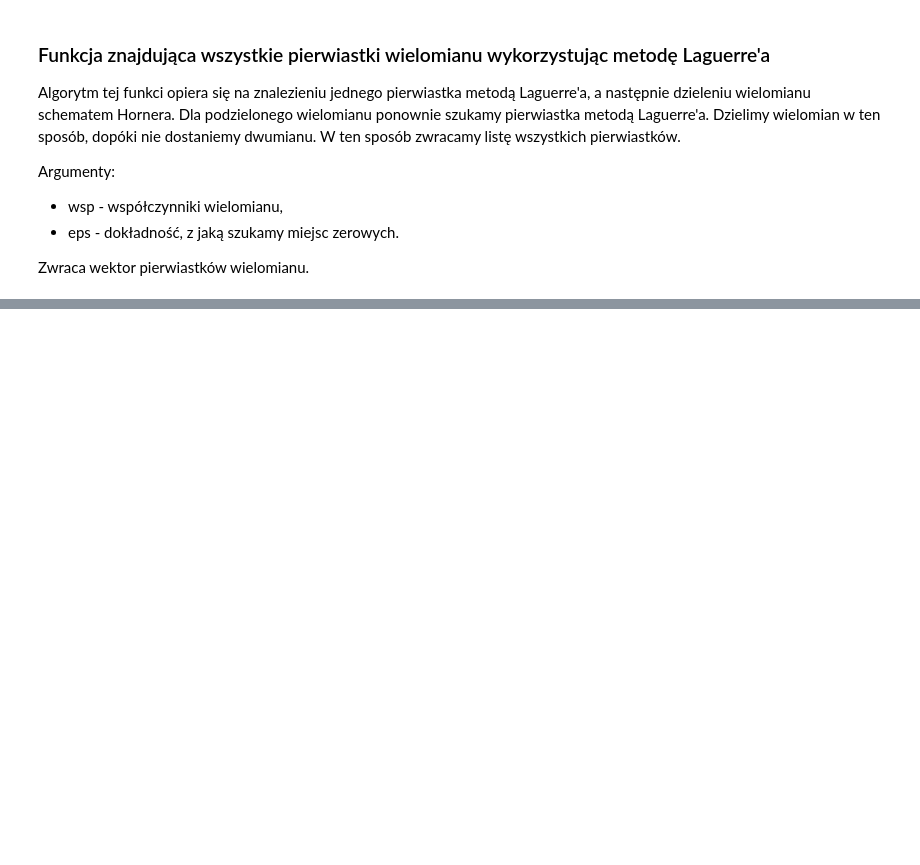
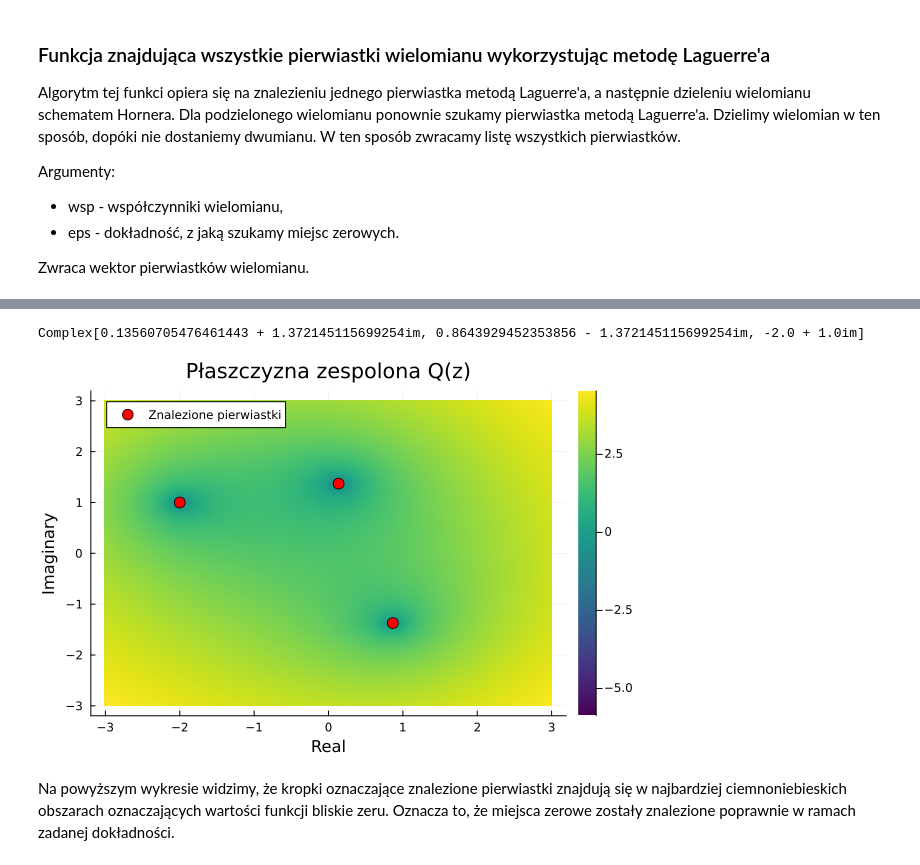
Before and after one commit to Carkules/Obliczenia_naukowe, a Jupyter notebook: szukanie_miejsc_zerowych/projekt1.ipynb, the cells around one changed output, grey strips where cells are left out. Saved outputs shown, nothing was run; the diff lists cells and outputs as text; code cells hidden in the pictures; blank space fills up the shorter version.

```diff
--- a/szukanie_miejsc_zerowych/projekt1.ipynb
+++ b/szukanie_miejsc_zerowych/projekt1.ipynb
@@ -171,0 +233,23 @@ Complex[-1.0 - 0.0im]
+# %%
+wsp3 = [im, 1+im, -2, 5im]
+roots3 = laguerre(wsp3)
+println(roots3)
+# %% [output]
+Complex[0.13560705476461443 + 1.372145115699254im, 0.8643929452353856 - 1.372145115699254im, -2.0 + 1.0im]
+# %%
+Q(z) = im*z^3 + (1+im)z^2 - 2z + 5im
+x = range(-3, 3, length=200)
+y = range(-3, 3, length=200)
+
+z_vals = [log(abs(Q(re + im*im_val)) + 1e-3) for im_val in y, re in x]
+
+heatmap(x, y, z_vals, reverse=true, c=:viridis, title="Płaszczyzna zespolona Q(z)")
+xlabel!("Real")
+ylabel!("Imaginary")
+
+scatter!(real.(roots3), imag.(roots3),
+         color=:red, markersize=6, label="Znalezione pierwiastki")
+# %% [output]
+[figure, added]
+# %% [markdown]
+Na powyższym wykresie widzimy, że kropki oznaczające znalezione pierwiastki znajdują się w najbardziej ciemnoniebieskich obszarach oznaczających wartości funkcji bliskie zeru. Oznacza to, że miejsca zerowe zostały znalezione poprawnie w ramach zadanej dokładności.
```
Also changed, not shown: parts of 28 cells of this notebook.
